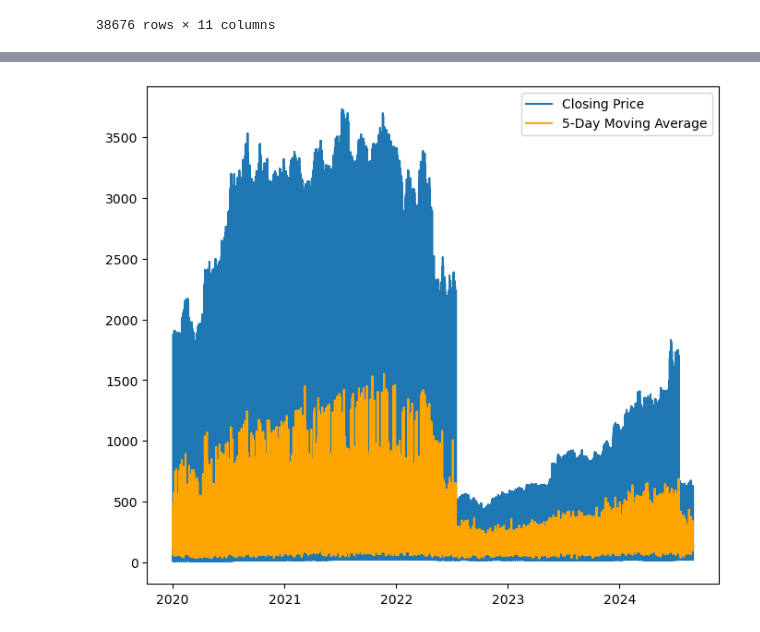
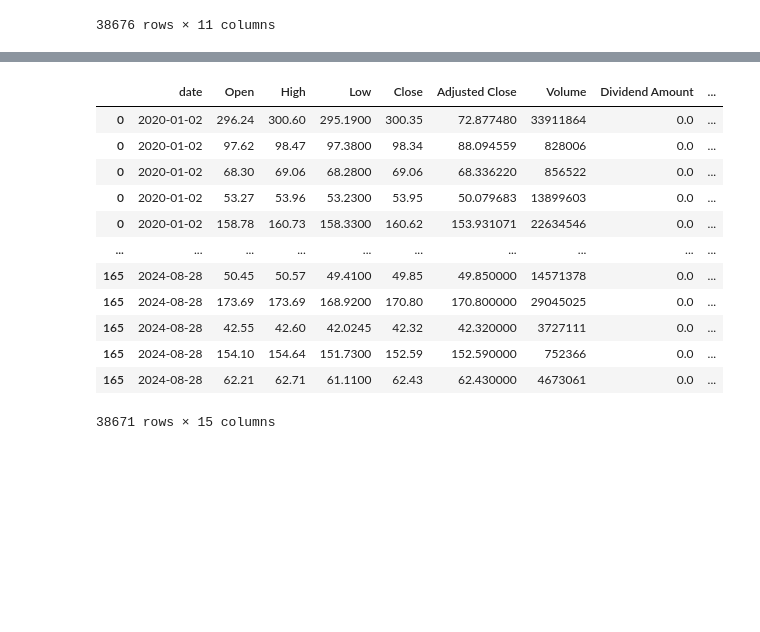
Before and after one commit to ronaldsheaks/Project_2_StockMrkt_ML, a Jupyter notebook: ALL_YEAR_DATA.ipynb, the cells around one changed output, grey strips where cells are left out. Cells and saved outputs as stored; diff of their text form; code cells hidden in the pictures; blank space fills up the shorter version.

```diff
--- a/ALL_YEAR_DATA.ipynb
+++ b/ALL_YEAR_DATA.ipynb
@@ -119,10 +133,16 @@ all_year_data['MA_5_scaled'] = scaler.fit_transform(all_year_data[['MA_5']])
-# %%
-import matplotlib.pyplot as plt
-
-plt.figure(figsize=(8,7))
-plt.plot(all_year_data['date'], all_year_data['Close'], label='Closing Price')
-plt.plot(all_year_data['date'], all_year_data['MA_5'], label='5-Day Moving Average', color='orange')
-plt.legend()
-plt.show()
-# %% [output]
-[figure, removed]
+# %%
+all_year_data['Binary_Returns'] = all_year_data['Daily_Change_In_Price'].apply(lambda x: 1 if x > 0 else 0)
+# %% [output]
+|  | date | Open | High | Low | Close | Adjusted Close | Volume | Dividend Amount | ... |
+| 0 | 2020-01-02 | 296.24 | 300.60 | 295.1900 | 300.35 | 72.877480 | 33911864 | 0.0 | ... |
+| 0 | 2020-01-02 | 97.62 | 98.47 | 97.3800 | 98.34 | 88.094559 | 828006 | 0.0 | ... |
+| 0 | 2020-01-02 | 68.30 | 69.06 | 68.2800 | 69.06 | 68.336220 | 856522 | 0.0 | ... |
+| 0 | 2020-01-02 | 53.27 | 53.96 | 53.2300 | 53.95 | 50.079683 | 13899603 | 0.0 | ... |
+| 0 | 2020-01-02 | 158.78 | 160.73 | 158.3300 | 160.62 | 153.931071 | 22634546 | 0.0 | ... |
+| ... | ... | ... | ... | ... | ... | ... | ... | ... | ... |
+| 165 | 2024-08-28 | 50.45 | 50.57 | 49.4100 | 49.85 | 49.850000 | 14571378 | 0.0 | ... |
+| 165 | 2024-08-28 | 173.69 | 173.69 | 168.9200 | 170.80 | 170.800000 | 29045025 | 0.0 | ... |
+| 165 | 2024-08-28 | 42.55 | 42.60 | 42.0245 | 42.32 | 42.320000 | 3727111 | 0.0 | ... |
+| 165 | 2024-08-28 | 154.10 | 154.64 | 151.7300 | 152.59 | 152.590000 | 752366 | 0.0 | ... |
+| 165 | 2024-08-28 | 62.21 | 62.71 | 61.1100 | 62.43 | 62.430000 | 4673061 | 0.0 | ... |
+38671 rows × 15 columns
```
Also changed, not shown: parts of 5 cells of this notebook.
